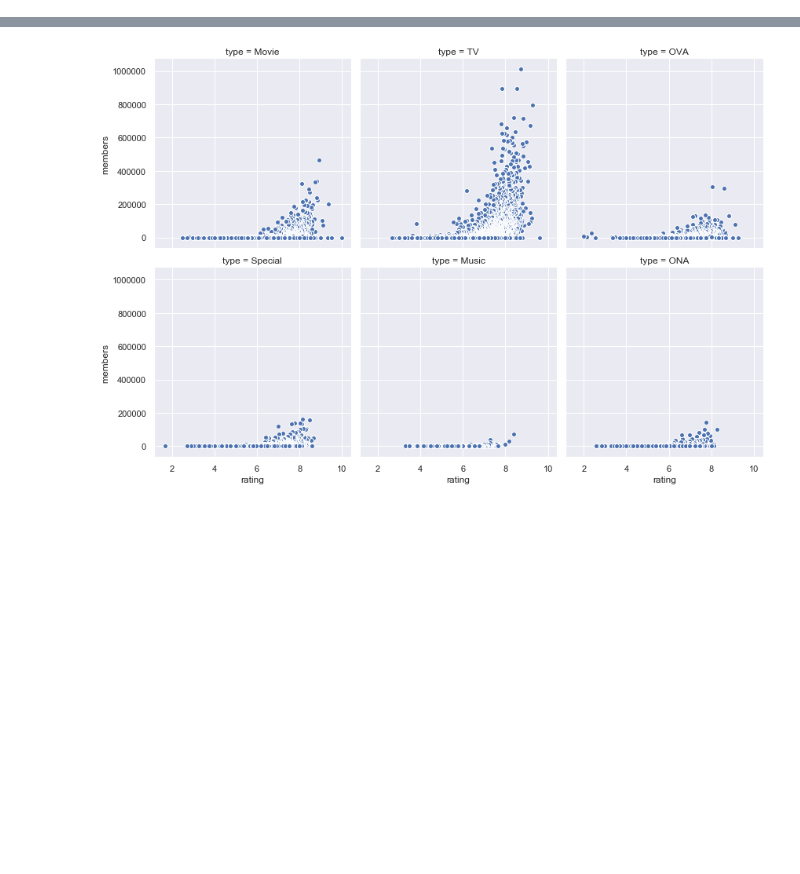
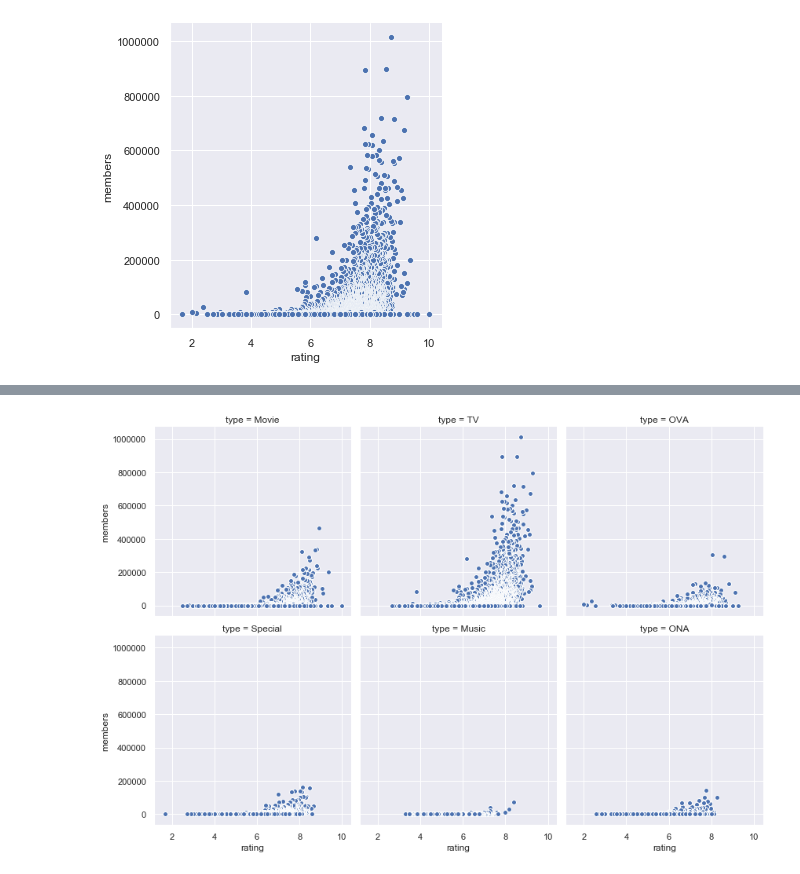
Before and after one commit to yukimura1227/trainings, a Jupyter notebook: jupyter_training/seaborn_sample/seaborn_sample.ipynb, the cells around one changed output, grey strips where cells are left out. Saved outputs shown, nothing was run; the diff lists cells and outputs as text; code cells hidden in the pictures; blank space fills up the shorter version.

```diff
--- a/jupyter_training/seaborn_sample/seaborn_sample.ipynb
+++ b/jupyter_training/seaborn_sample/seaborn_sample.ipynb
@@ -23,0 +35,5 @@ df.head()
+# %%
+# シンプルな散布図
+sns.relplot(x="rating", y="members", data=df);
+# %% [output]
+[figure, added]
```
Also changed, not shown: parts of 7 cells of this notebook.
